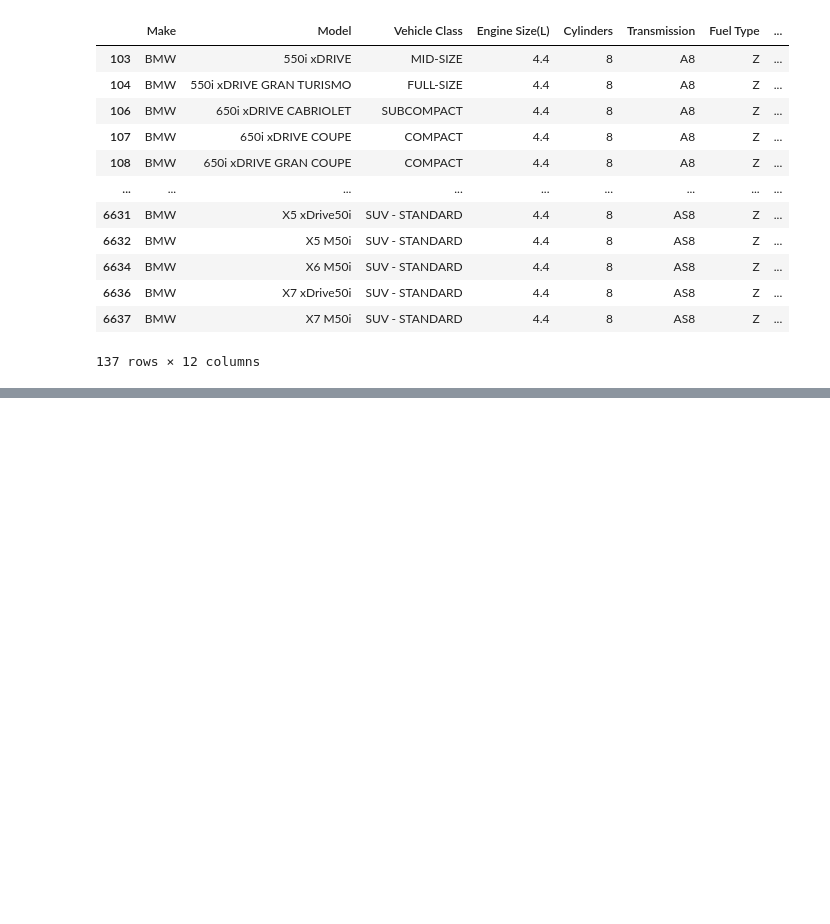
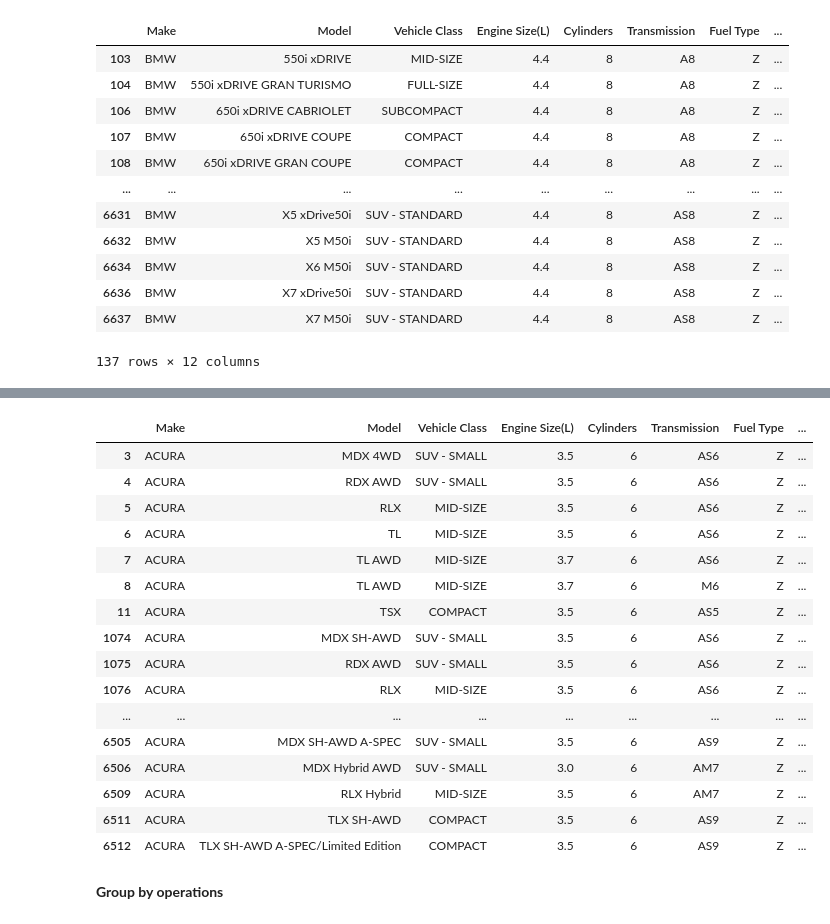
Before and after one commit to prasad2154/NewVision, a Jupyter notebook: Daily_Session_work/Day21_DS_Operations.ipynb, the cells around one changed output, grey strips where cells are left out. Cells and saved outputs as stored; diff of their text form; code cells hidden in the pictures; blank space fills up the shorter version.

```diff
--- a/Daily_Session_work/Day21_DS_Operations.ipynb
+++ b/Daily_Session_work/Day21_DS_Operations.ipynb
@@ -89,0 +178,22 @@ c.query("Make=='BMW' and Cylinders >6")
+# %%
+c[(c['Make']=='ACURA') & (c['Cylinders']==6)]
+# %% [output]
+|  | Make | Model | Vehicle Class | Engine Size(L) | Cylinders | Transmission | Fuel Type | ... |
+| 3 | ACURA | MDX 4WD | SUV - SMALL | 3.5 | 6 | AS6 | Z | ... |
+| 4 | ACURA | RDX AWD | SUV - SMALL | 3.5 | 6 | AS6 | Z | ... |
+| 5 | ACURA | RLX | MID-SIZE | 3.5 | 6 | AS6 | Z | ... |
+| 6 | ACURA | TL | MID-SIZE | 3.5 | 6 | AS6 | Z | ... |
+| 7 | ACURA | TL AWD | MID-SIZE | 3.7 | 6 | AS6 | Z | ... |
+| 8 | ACURA | TL AWD | MID-SIZE | 3.7 | 6 | M6 | Z | ... |
+| 11 | ACURA | TSX | COMPACT | 3.5 | 6 | AS5 | Z | ... |
+| 1074 | ACURA | MDX SH-AWD | SUV - SMALL | 3.5 | 6 | AS6 | Z | ... |
+| 1075 | ACURA | RDX AWD | SUV - SMALL | 3.5 | 6 | AS6 | Z | ... |
+| 1076 | ACURA | RLX | MID-SIZE | 3.5 | 6 | AS6 | Z | ... |
+| ... | ... | ... | ... | ... | ... | ... | ... | ... |
+| 6505 | ACURA | MDX SH-AWD A-SPEC | SUV - SMALL | 3.5 | 6 | AS9 | Z | ... |
+| 6506 | ACURA | MDX Hybrid AWD | SUV - SMALL | 3.0 | 6 | AM7 | Z | ... |
+| 6509 | ACURA | RLX Hybrid | MID-SIZE | 3.5 | 6 | AM7 | Z | ... |
+| 6511 | ACURA | TLX SH-AWD | COMPACT | 3.5 | 6 | AS9 | Z | ... |
+| 6512 | ACURA | TLX SH-AWD A-SPEC/Limited Edition | COMPACT | 3.5 | 6 | AS9 | Z | ... |
+# %% [markdown]
+**Group by operations**
```
Also changed, not shown: parts of 12 cells of this notebook.
